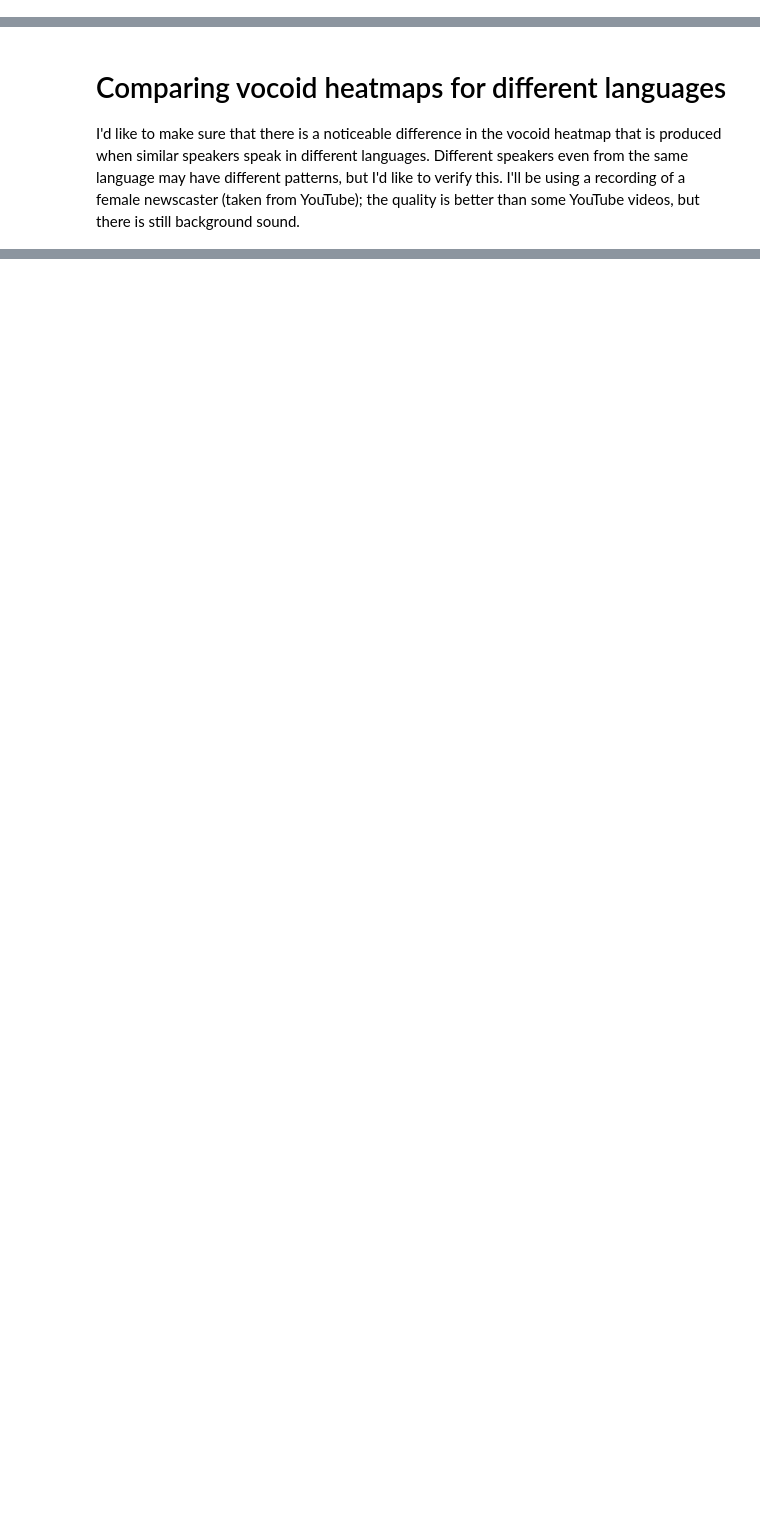
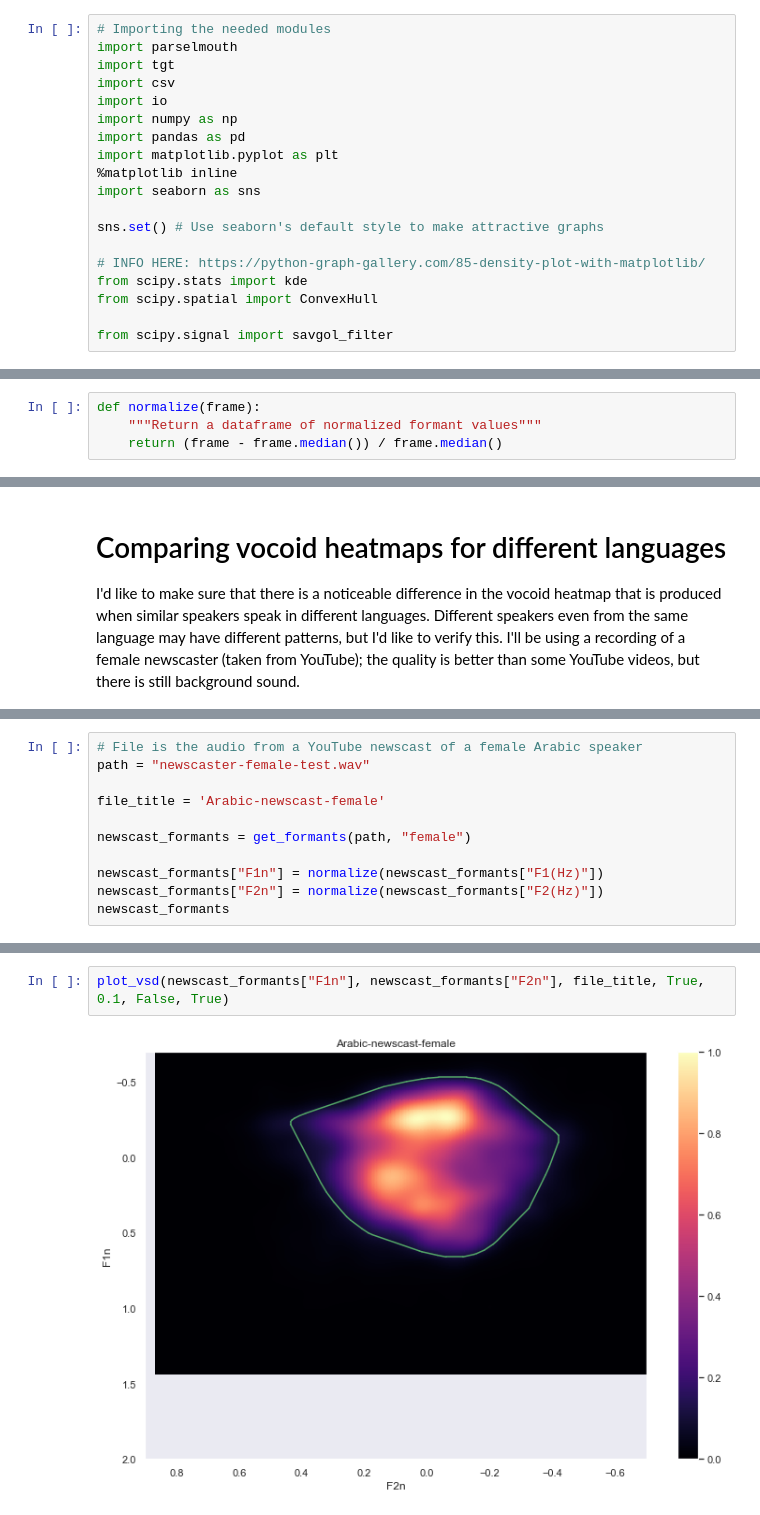
Before and after one commit to euangeleo/vsd-verify, a Jupyter notebook: Q2 - Zhuang female versus Arabic female/Q2 Arabic female speaker to compare with Zhuang.ipynb, the cells around one changed output, grey strips where cells are left out. Cells and saved outputs as stored; diff of their text form; blank space fills up the shorter version.

```diff
--- a/Q2 - Zhuang female versus Arabic female/Q2 Arabic female speaker to compare with Zhuang.ipynb
+++ b/Q2 - Zhuang female versus Arabic female/Q2 Arabic female speaker to compare with Zhuang.ipynb
@@ -0,0 +4,19 @@
+# %%
+# Importing the needed modules
+import parselmouth
+import tgt
+import csv
+import io
+import numpy as np
+import pandas as pd
+import matplotlib.pyplot as plt
+%matplotlib inline
+import seaborn as sns
+
+sns.set() # Use seaborn's default style to make attractive graphs
+
+# INFO HERE: https://python-graph-gallery.com/85-density-plot-with-matplotlib/
+from scipy.stats import kde
+from scipy.spatial import ConvexHull
+
+from scipy.signal import savgol_filter
@@ -0,0 +110,4 @@
+# %%
+def normalize(frame):
+    """Return a dataframe of normalized formant values"""
+    return (frame - frame.median()) / frame.median()
@@ -61,0 +180,11 @@ newscast_formants
+# %%
+# File is the audio from a YouTube newscast of a female Arabic speaker
+path = "newscaster-female-test.wav"
+
+file_title = 'Arabic-newscast-female'
+
+newscast_formants = get_formants(path, "female")
+
+newscast_formants["F1n"] = normalize(newscast_formants["F1(Hz)"])
+newscast_formants["F2n"] = normalize(newscast_formants["F2(Hz)"])
+newscast_formants
@@ -428,0 +208,4 @@ plt.show()
+# %%
+plot_vsd(newscast_formants["F1n"], newscast_formants["F2n"], file_title, True, 0.1, False, True)
+# %% [output]
+[figure, added]
```
Also changed, not shown: parts of 24 cells of this notebook, 2 other files.
